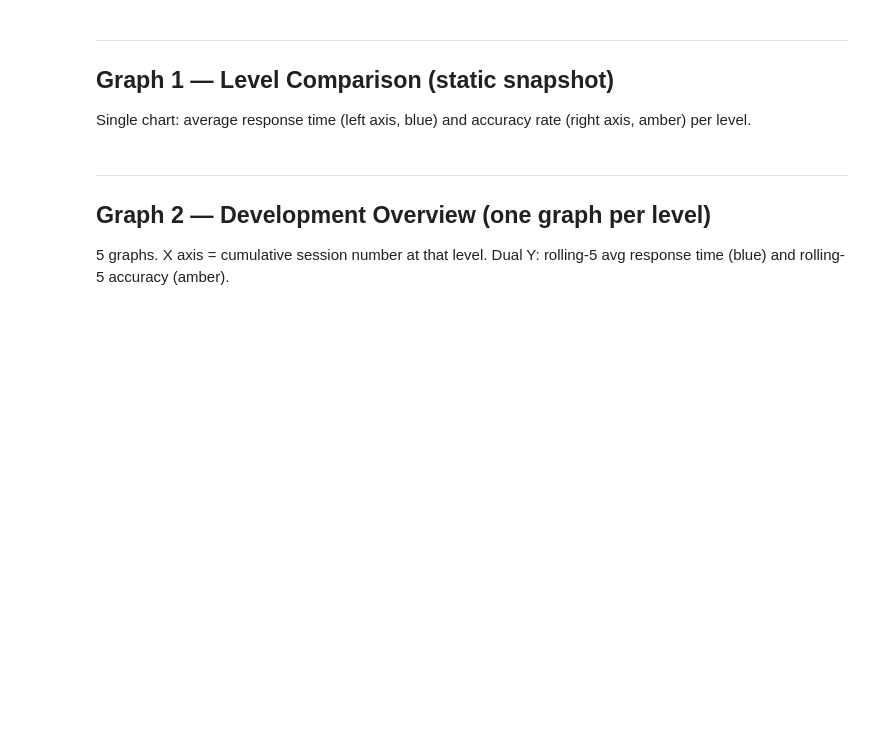
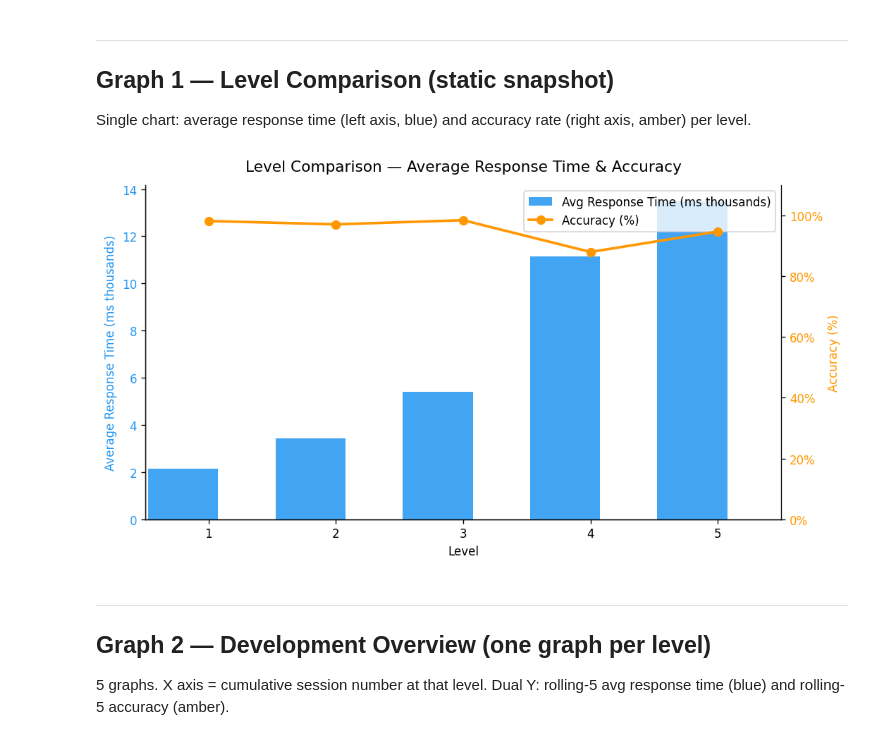
Before and after one commit to sebchiappe10/Mental_Maths_Tracker, a Jupyter notebook: mental_maths_analysis.ipynb, the cells around one changed output. Drawn from its saved outputs; the diff is of its cells as text; code cells hidden in the pictures; blank space fills up the shorter version.

Commit message:
Update mental_maths_analysis.ipynb
Updated the analysis notebook so that the graphs were clearer and data was being show correctly. Also initialised the summary data from the questions data.

```diff
--- a/mental_maths_analysis.ipynb
+++ b/mental_maths_analysis.ipynb
@@ -72,40 +91,44 @@ level_stats = (
     )
     .reindex(LEVELS)
     .reset_index()
     .rename(columns={'session_level': 'level'})
 )
 
-fig, ax1 = plt.subplots(figsize=(8, 4.5))
+# Convert ms to thousands
+level_stats['avg_rt_k'] = level_stats['avg_rt'] / 1000
+
+fig, ax1 = plt.subplots(figsize=(9, 5))
 ax2 = ax1.twinx()
 
 x = level_stats['level']
 
-bars = ax1.bar(x - 0.18, level_stats['avg_rt'], width=0.35,
-               color=COLOUR_RT, alpha=0.85, label='Avg Response Time (ms)')
+bars = ax1.bar(x - 0.2, level_stats['avg_rt_k'], width=0.55,
+               color=COLOUR_RT, alpha=0.85, label='Avg Response Time (ms thousands)')
 line = ax2.plot(x, level_stats['accuracy'] * 100, 'o-',
                 color=COLOUR_ACC, linewidth=2.2, markersize=7,
                 label='Accuracy (%)')
 
 ax1.set_xlabel('Level')
-ax1.set_ylabel('Avg Response Time (ms)', color=COLOUR_RT)
-ax2.set_ylabel('Accuracy (%)',           color=COLOUR_ACC)
+ax1.set_ylabel('Average Response Time (ms thousands)', color=COLOUR_RT)
+ax2.set_ylabel('Accuracy (%)',                     color=COLOUR_ACC)
 ax1.tick_params(axis='y', labelcolor=COLOUR_RT)
 ax2.tick_params(axis='y', labelcolor=COLOUR_ACC)
 ax2.yaxis.set_major_formatter(mticker.FormatStrFormatter('%.0f%%'))
 ax2.set_ylim(0, 110)
 ax1.set_xticks(LEVELS)
 ax1.set_xlim(0.5, 5.5)
 ax1.spines['right'].set_visible(False)
 
 # Combined legend
 handles = [bars, line[0]]
 ax1.legend(handles, [h.get_label() for h in handles],
            loc='upper right', framealpha=0.8)
 
-plt.title('Level Comparison — Avg Response Time & Accuracy', fontsize=13, pad=12)
+plt.title('Level Comparison — Average Response Time & Accuracy', fontsize=13, pad=12)
 plt.tight_layout()
-plt.savefig('graph1_level_comparison.png', bbox_inches='tight')
 plt.show()
+# %% [output]
+[figure, added]
 # %% [markdown]
 ---
 ## Graph 2 — Development Overview (one graph per level)
```
Also changed, not shown: parts of 8 cells of this notebook.
